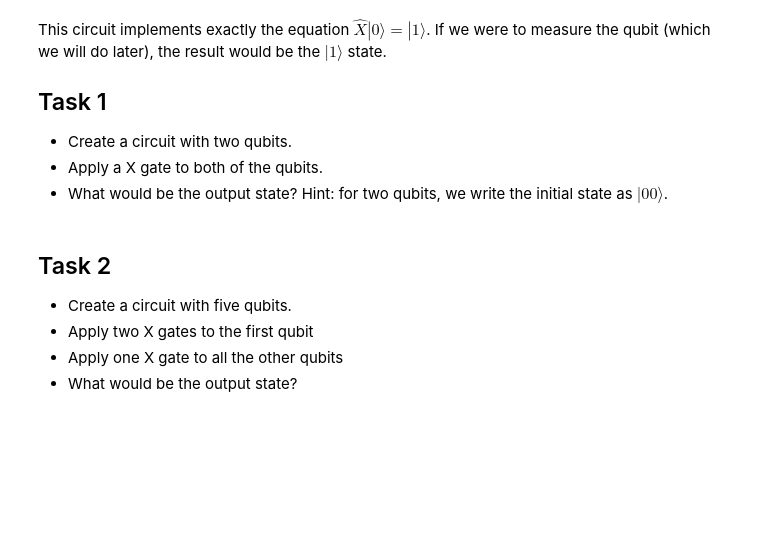
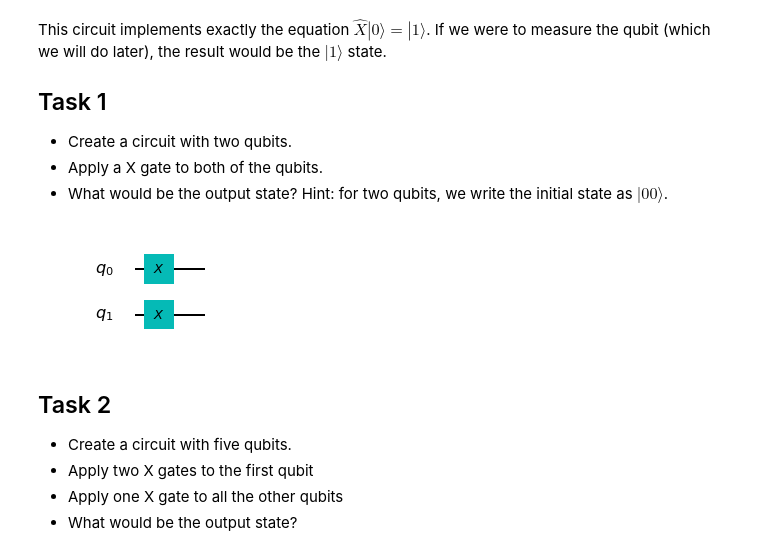
Before and after one commit to jeffmak/quantum-coding-tutorial, a Jupyter notebook: index.ipynb, the cells around one changed output. Cells and saved outputs as stored; diff of their text form; code cells hidden in the pictures; blank space fills up the shorter version.

```diff
--- a/index.ipynb
+++ b/index.ipynb
@@ -60,12 +81,14 @@ This circuit implements exactly the equation $\hat{X}|0\rangle = |1\rangle$. If
 # %%
 # Create a quantum circuit with 2 qubits. By default it is created in the |00> state.
 qc = QuantumCircuit(2)
 
 # Apply a X gate to qubit 0 and qubit 1.
-
+qc.x([0,1])
 
 # See what the circuit looks like
 qc.draw(output='mpl')
+# %% [output]
+[figure, added]
 # %% [markdown]
 ## Task 2
 
```
Also changed, not shown: parts of 24 cells of this notebook.
